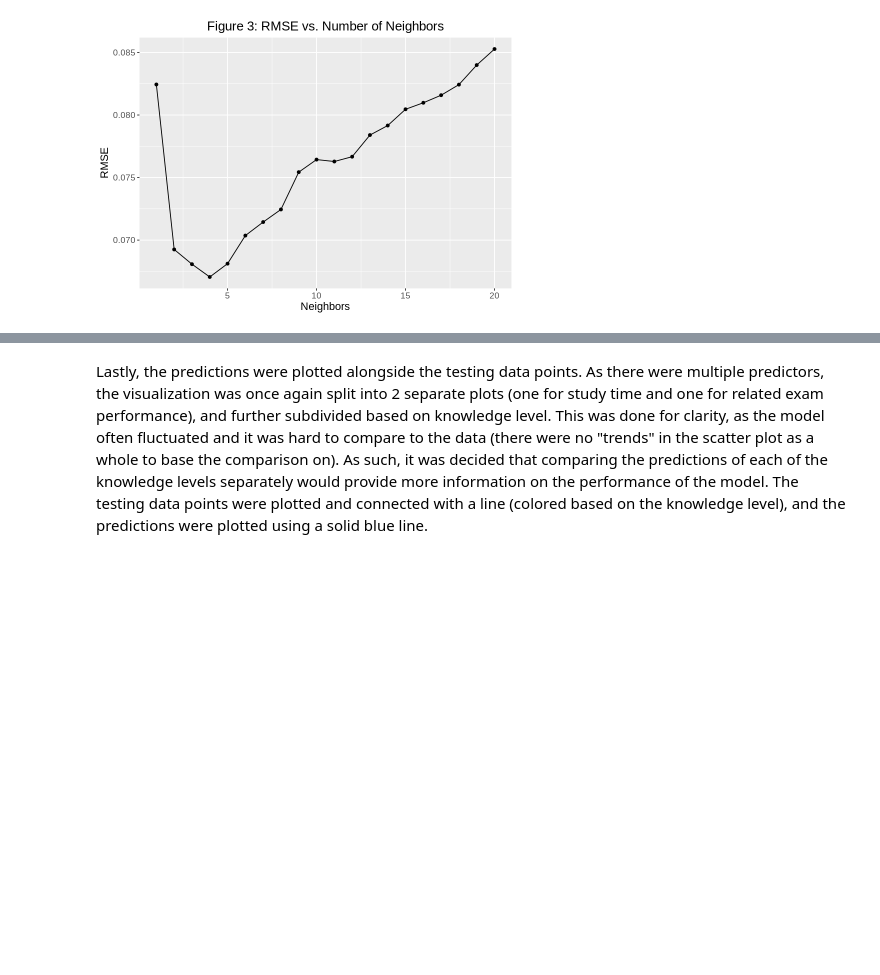
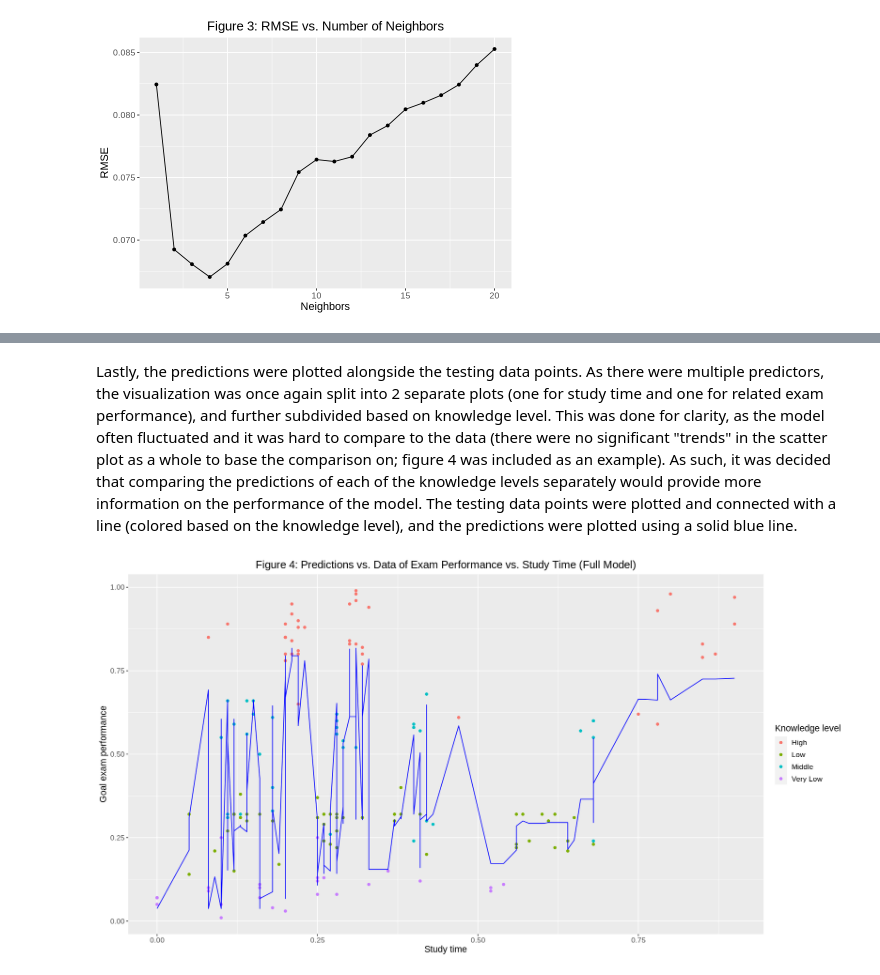
Before and after one commit to MirrenB/DSCI-100-Group-Project, a Jupyter notebook: Regression.ipynb, the cells around one changed output, grey strips where cells are left out. Drawn from its saved outputs; the diff is of its cells as text; code cells hidden in the pictures; blank space fills up the shorter version.

```diff
--- a/Regression.ipynb
+++ b/Regression.ipynb
@@ -209,5 +227,20 @@ A tibble: 1 × 3
 | <chr> | <chr> | <dbl> |
 | rmse | standard | 0.1055438 |
 # %% [markdown]
-Lastly, the predictions were plotted alongside the testing data points. As there were multiple predictors, the visualization was once again split into 2 separate plots (one for study time and one for related exam performance), and further subdivided based on knowledge level. This was done for clarity, as the model often fluctuated and it was hard to compare to the data (there were no "trends" in the scatter plot as a whole to base the comparison on). As such, it was decided that comparing the predictions of each of the knowledge levels separately would provide more information on the performance of the model. The testing data points were plotted and connected with a line (colored based on the knowledge level), and the predictions were plotted using a solid blue line.
+Lastly, the predictions were plotted alongside the testing data points. As there were multiple predictors, the visualization was once again split into 2 separate plots (one for study time and one for related exam performance), and further subdivided based on knowledge level. This was done for clarity, as the model often fluctuated and it was hard to compare to the data (there were no significant "trends" in the scatter plot as a whole to base the comparison on; figure 4 was included as an example). As such, it was decided that comparing the predictions of each of the knowledge levels separately would provide more information on the performance of the model. The testing data points were plotted and connected with a line (colored based on the knowledge level), and the predictions were plotted using a solid blue line.
+# %%
+options(repr.plot.width = 15, repr.plot.height = 8)
+study_plot_messy <- user_testing %>%
+            ggplot(aes(x = study_time_goal, y = exam_performance_goal)) +
+            geom_point(aes(color = knowledge_level)) +
+            geom_line(data = knowledge_prediction,
+                     mapping = aes(x = study_time_goal, y = .pred),
+                     color = "blue") +
+            labs(x = "Study time", y = "Goal exam performance", color = "Knowledge level") +
+            ggtitle("Figure 4: Predictions vs. Data of Exam Performance vs. Study Time (Full Model)") +
+            theme(text = element_text(size = 13)) +
+            theme(plot.title = element_text(hjust = 0.5))
+study_plot_messy
+# %% [output]
+[figure, added]
 # %%
```
Also changed, not shown: parts of 7 cells of this notebook.
